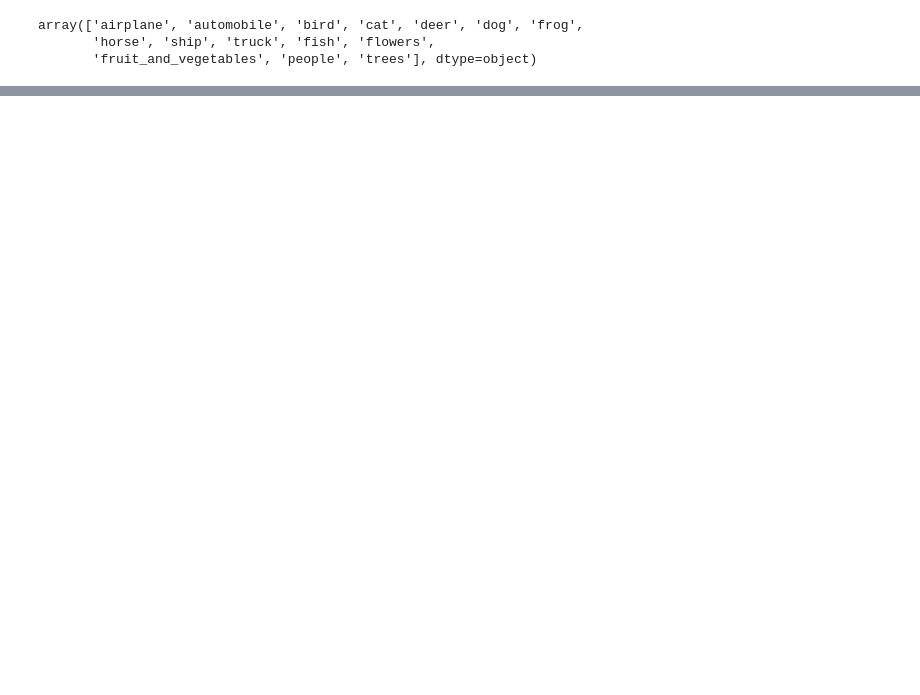
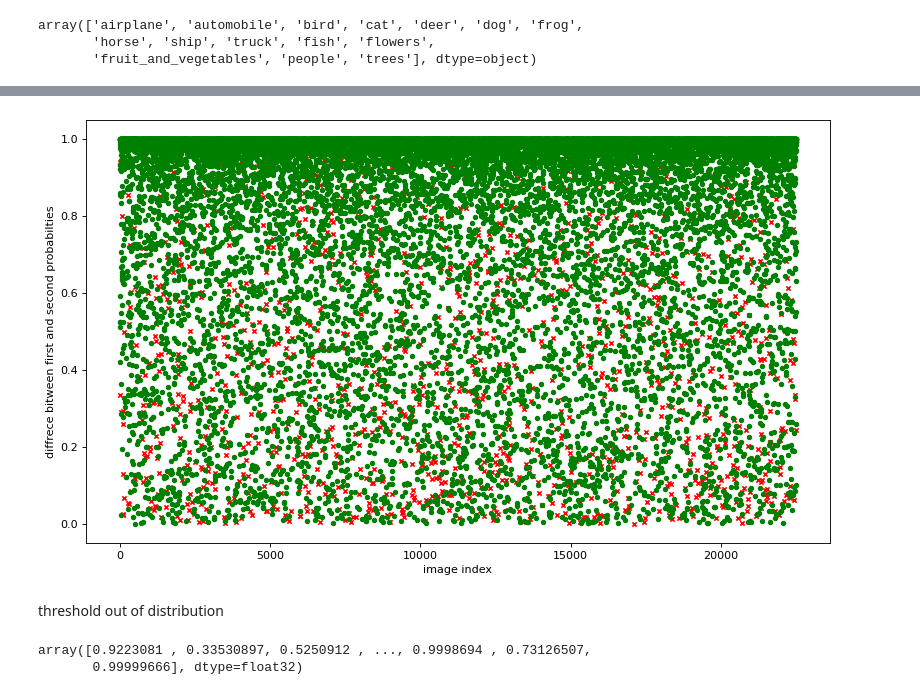
Before and after one commit to 2022Group3/projectNotebooks, a Jupyter notebook: analize_model.ipynb, the cells around one changed output, grey strips where cells are left out. Drawn from its saved outputs; the diff is of its cells as text; code cells hidden in the pictures; blank space fills up the shorter version.

```diff
--- a/analize_model.ipynb
+++ b/analize_model.ipynb
@@ -317,0 +393,34 @@ accuracy2
+# %%
+ea=[i for i in range(len(true_first_prob_second_prob)) if true_first_prob_second_prob[i]==False]
+tb=[i for i in range(len(true_first_prob_second_prob)) if true_first_prob_second_prob[i]==True]
+# %%
+e_y_dif=dif[ea]
+t_y_dif=dif[tb]
+# %%
+plt.figure(figsize=(12, 7), dpi=80)
+
+plt.scatter(ea, e_y_dif,s=15, c ="red",
+            linewidths = 10,
+            marker ="x")
+            # edgecolor ="green",
+            # s = 50)
+
+plt.scatter(tb, t_y_dif,s=15, c ="green")
+            # linewidths = 2,
+            # marker ="^",)
+            # edgecolor ="red",
+            # s = 200)
+
+plt.xlabel("image index")
+plt.ylabel("diffrece bitween first and second probabilties")
+plt.show()
+# %% [output]
+[figure, added]
+# %% [markdown]
+threshold out of distribution
+# %%
+sum_of_first_and_second_prob=prob_class_x1-prob_class_x2
+sum_of_first_and_second_prob
+# %% [output]
+array([0.9223081 , 0.33530897, 0.5250912 , ..., 0.9998694 , 0.73126507,
+       0.99999666], dtype=float32)
```
Also changed, not shown: parts of 26 cells of this notebook.
